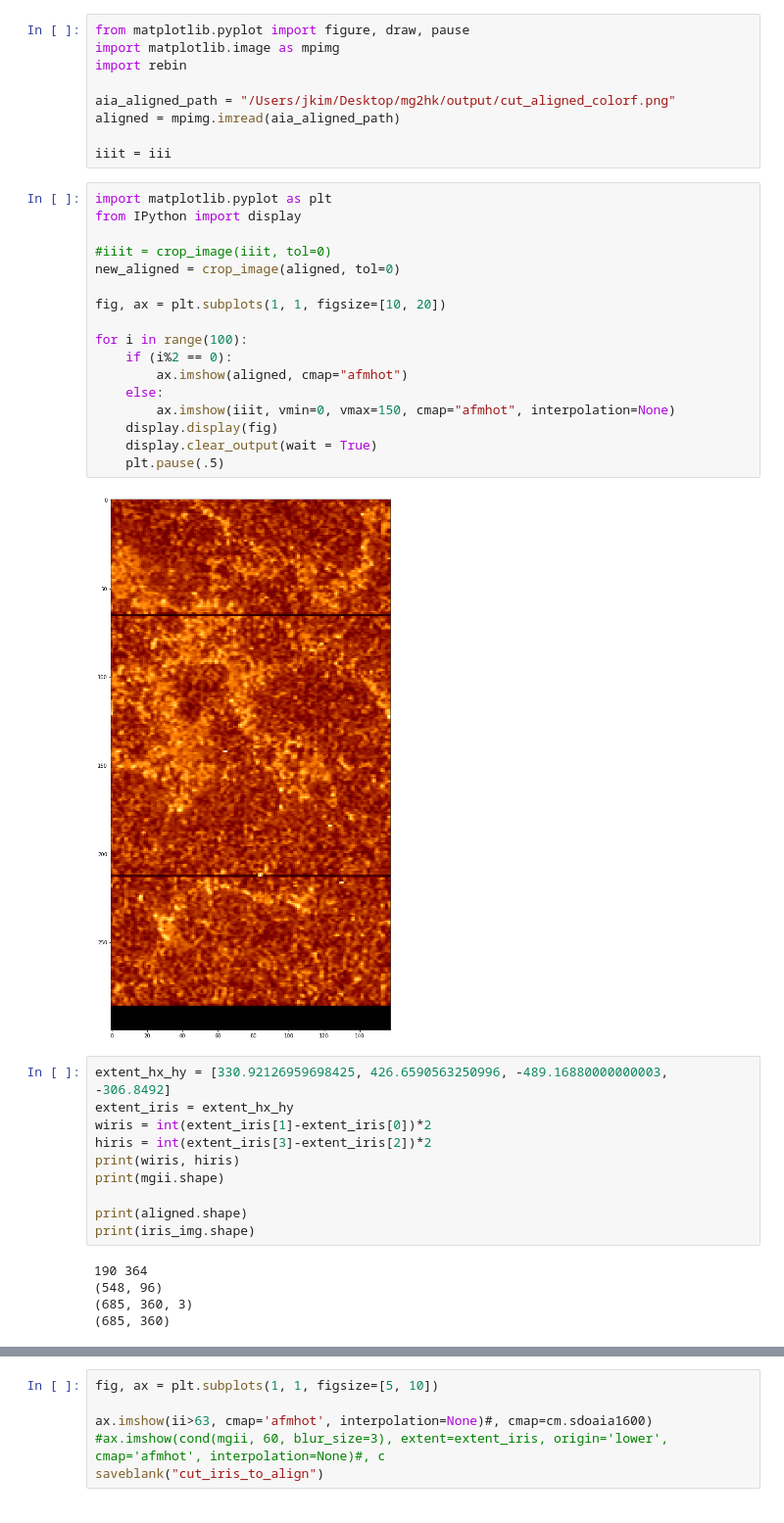
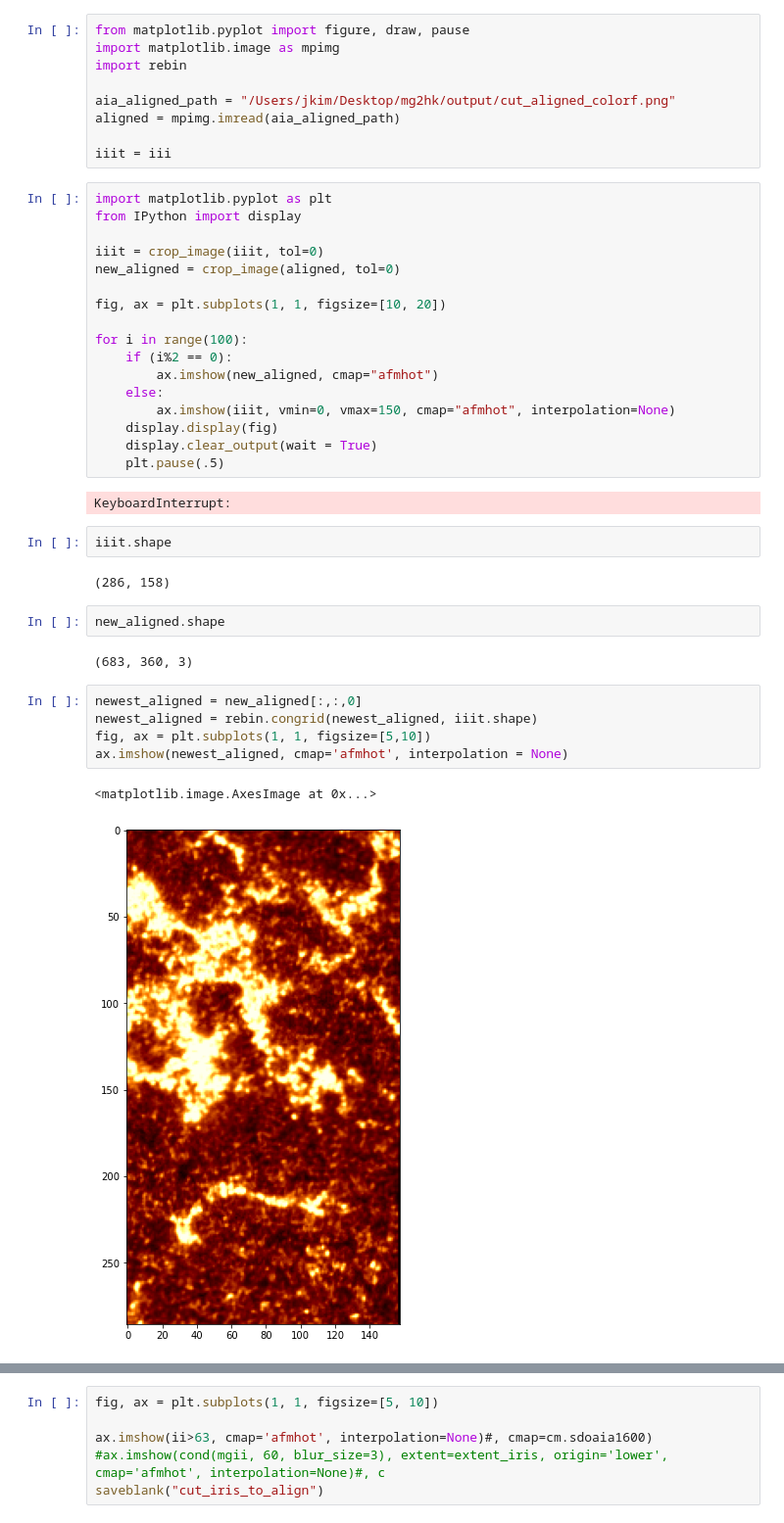
Before and after one commit to Neontus/mg2hk, a Jupyter notebook: co-aligning.ipynb, the cells around one changed output, grey strips where cells are left out. Shown at 98% size. Saved outputs shown, nothing was run; the diff lists cells and outputs as text.

Commit message:
starting coordinate process with rebin

```diff
--- a/co-aligning.ipynb
+++ b/co-aligning.ipynb
@@ -322,33 +322,34 @@ iiit = iii
 import matplotlib.pyplot as plt
 from IPython import display
 
-#iiit = crop_image(iiit, tol=0)
+iiit = crop_image(iiit, tol=0)
 new_aligned = crop_image(aligned, tol=0)
 
 fig, ax = plt.subplots(1, 1, figsize=[10, 20])
 
 for i in range(100):
     if (i%2 == 0):
-        ax.imshow(aligned, cmap="afmhot")
+        ax.imshow(new_aligned, cmap="afmhot")
     else:
         ax.imshow(iiit, vmin=0, vmax=150, cmap="afmhot", interpolation=None)
     display.display(fig)
     display.clear_output(wait = True)
     plt.pause(.5)
 # %% [output]
-[figure, removed]
+KeyboardInterrupt:
-# %%
-extent_hx_hy = [330.92126959698425, 426.6590563250996, -489.16880000000003, -306.8492]
-extent_iris = extent_hx_hy
-wiris = int(extent_iris[1]-extent_iris[0])*2
-hiris = int(extent_iris[3]-extent_iris[2])*2
-print(wiris, hiris)
-print(mgii.shape)
-
-print(aligned.shape)
-print(iris_img.shape)
-# %% [output]
-190 364
-(548, 96)
-(685, 360, 3)
-(685, 360)
+# %%
+iiit.shape
+# %% [output]
+(286, 158)
+# %%
+new_aligned.shape
+# %% [output]
+(683, 360, 3)
+# %%
+newest_aligned = new_aligned[:,:,0]
+newest_aligned = rebin.congrid(newest_aligned, iiit.shape)
+fig, ax = plt.subplots(1, 1, figsize=[5,10])
+ax.imshow(newest_aligned, cmap='afmhot', interpolation = None)
+# %% [output]
+<matplotlib.image.AxesImage at 0x...>
+[figure, added]
```
Also changed, not shown: parts of 2 cells of this notebook, 6 other files.
